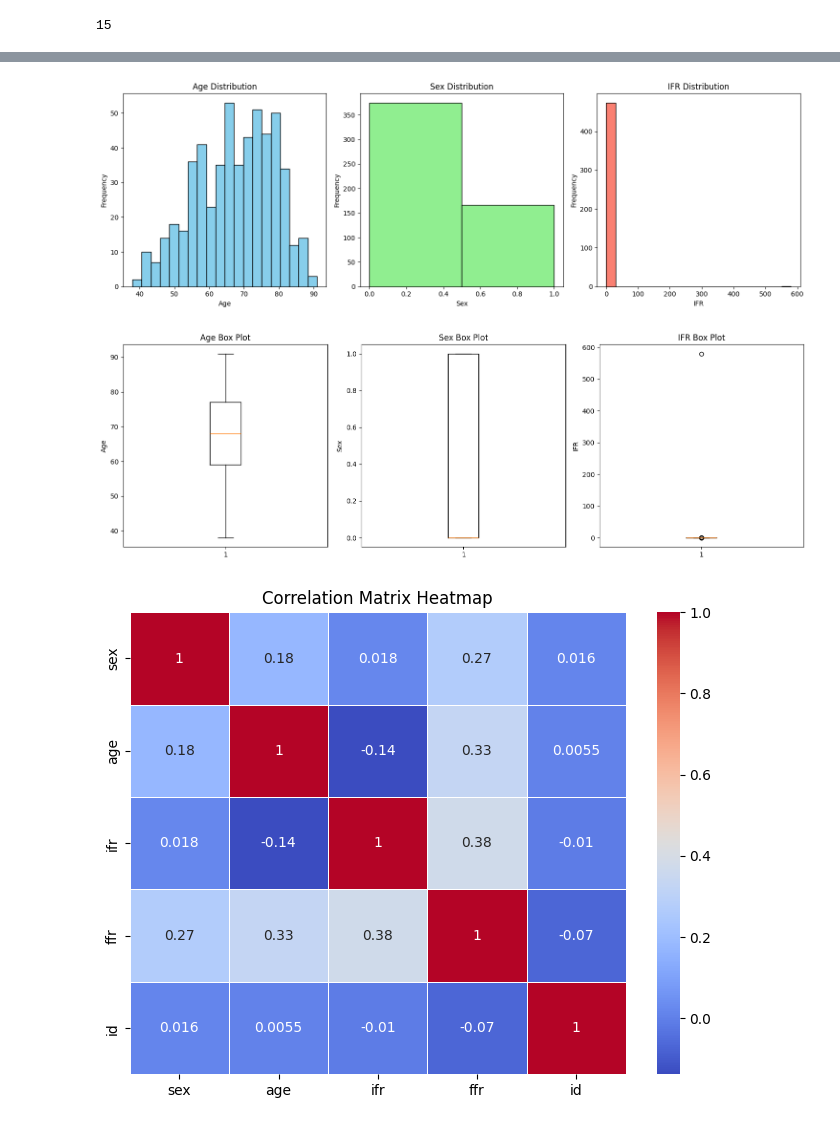
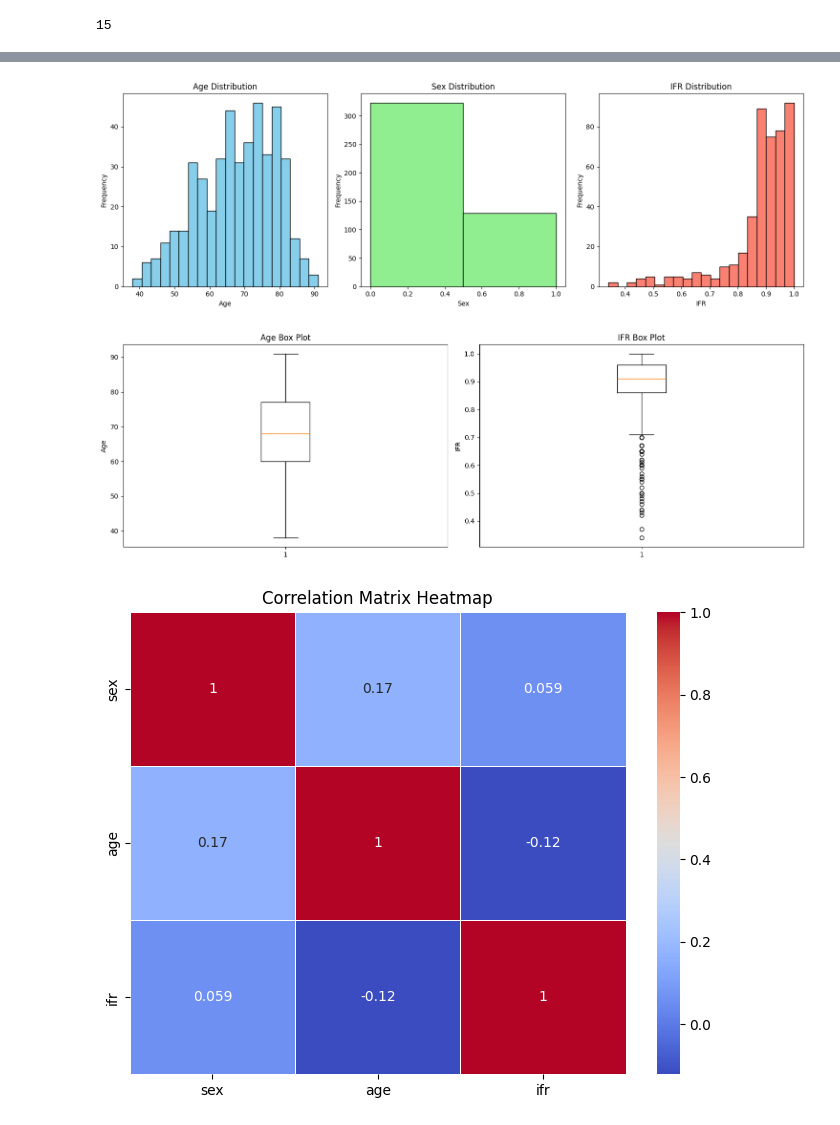
Before and after one commit to marianaserrao/ifr-regression, a Jupyter notebook: eda/eda.ipynb, the cells around one changed output, grey strips where cells are left out. Cells and saved outputs as stored; diff of their text form; code cells hidden in the pictures.

```diff
--- a/eda/eda.ipynb
+++ b/eda/eda.ipynb
@@ -67,6 +87,7 @@ aliases = {
     "iFR_valor": "ifr",
     "FFR_valor": "ffr",
     "Nr": "id",
+    "Excluir (0_nao_1_sim_2_talvez": "exclude"
     # "Tratamento_modalidade": "treatment_type",
     # "Lesão (1-TC;2-DA;3-Cx;4-CD;5-RI;6-bypass)": "lesion_loc",
 }
@@ -83,2 +104,4 @@ df.head()
 # %%
+df = df[df["exclude"]!=1]
 df = df.drop_duplicates(subset='id', keep='last')
+df.head()
@@ -114,19 +156,19 @@ import matplotlib.pyplot as plt
 plt.figure(figsize=(15, 5))
 
 plt.subplot(1, 3, 1)
-plt.hist(df['age'], bins=20, color='skyblue', edgecolor='black')
+plt.hist(in_df['age'], bins=20, color='skyblue', edgecolor='black')
 plt.title('Age Distribution')
 plt.xlabel('Age')
 plt.ylabel('Frequency')
 
 plt.subplot(1, 3, 2)
-plt.hist(df['sex'], bins=2, color='lightgreen', edgecolor='black')
+plt.hist(in_df['sex'], bins=2, color='lightgreen', edgecolor='black')
 plt.title('Sex Distribution')
 plt.xlabel('Sex')
 plt.ylabel('Frequency')
 
 plt.subplot(1, 3, 3)
-plt.hist(df['ifr'], bins=20, color='salmon', edgecolor='black')
+plt.hist(in_df['ifr'], bins=20, color='salmon', edgecolor='black')
 plt.title('IFR Distribution')
 plt.xlabel('IFR')
 plt.ylabel('Frequency')
@@ -137,37 +179,37 @@ plt.show()
 # Box Plots
 plt.figure(figsize=(15, 5))
 
-plt.subplot(1, 3, 1)
-plt.boxplot(df['age'].dropna())
+plt.subplot(1, 2, 1)
+plt.boxplot(in_df['age'].dropna())
 plt.title('Age Box Plot')
 plt.ylabel('Age')
 
-plt.subplot(1, 3, 2)
-plt.boxplot(df['sex'].dropna())
-plt.title('Sex Box Plot')
-plt.ylabel('Sex')
+# plt.subplot(1, 3, 2)
+# plt.boxplot(in_df['sex'].dropna())
+# plt.title('Sex Box Plot')
+# plt.ylabel('Sex')
 
-plt.subplot(1, 3, 3)
-plt.boxplot(df['ifr'].dropna())
+plt.subplot(1, 2, 2)
+plt.boxplot(in_df['ifr'].dropna())
 plt.title('IFR Box Plot')
 plt.ylabel('IFR')
 
 plt.tight_layout()
 plt.show()
 # %% [output]
-[figure, old version]
+[figure, new version]
-[figure, old version]
+[figure, new version]
 # %%
-numeric_df = df.select_dtypes(include='number')
-# numeric_df = numeric_df.drop(columns=["patient.exclude"])
+numeric_df = in_df.select_dtypes(include='number')
+numeric_df = numeric_df.drop(columns=["exclude", "ffr", "id"])
 
 # Calculate the correlation matrix
-correlation_matrix = df.corr()
+correlation_matrix = numeric_df.corr()
 
 # Create a heatmap of the correlation matrix
 plt.figure(figsize=(8, 6))
 sns.heatmap(correlation_matrix, annot=True, cmap='coolwarm', linewidths=0.5)
 plt.title('Correlation Matrix Heatmap')
 plt.show()
 # %% [output]
-[figure, old version]
+[figure, new version]
```
Also changed, not shown: parts of 13 cells of this notebook, 12 other files.
